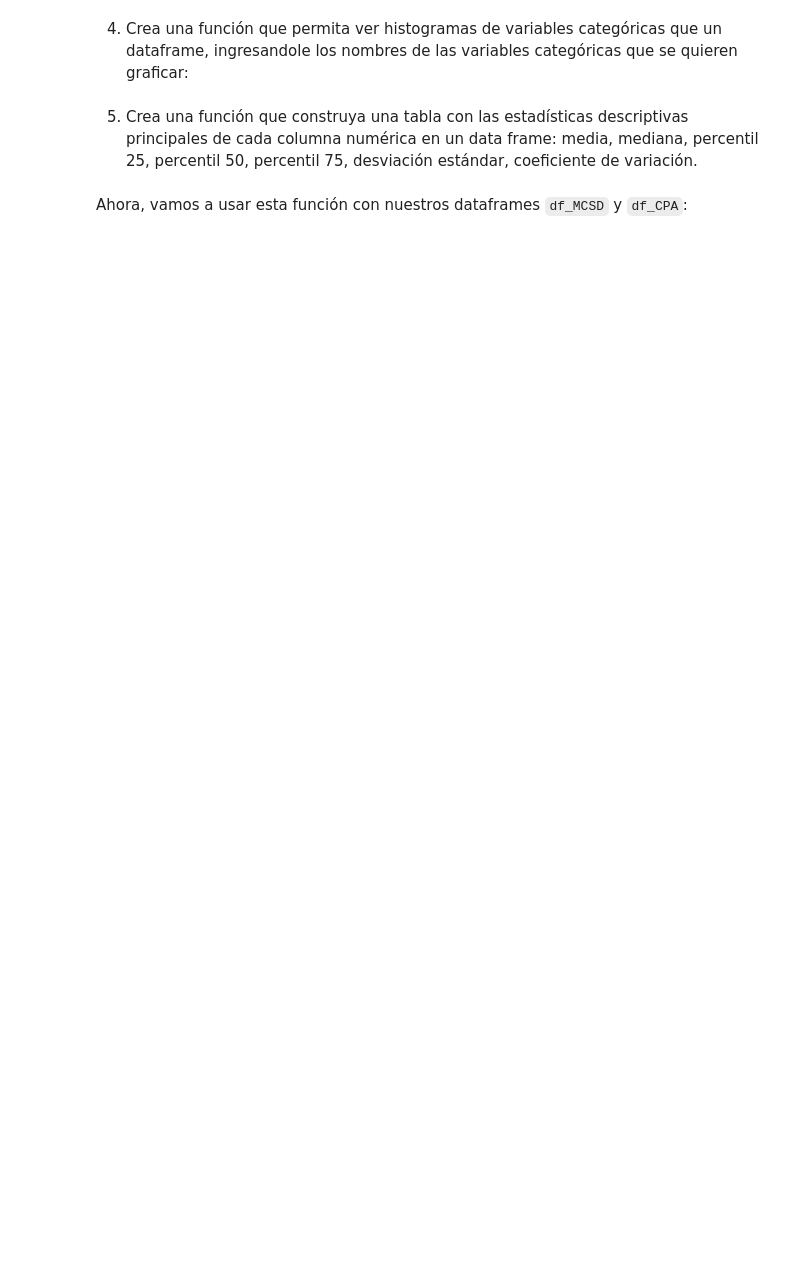
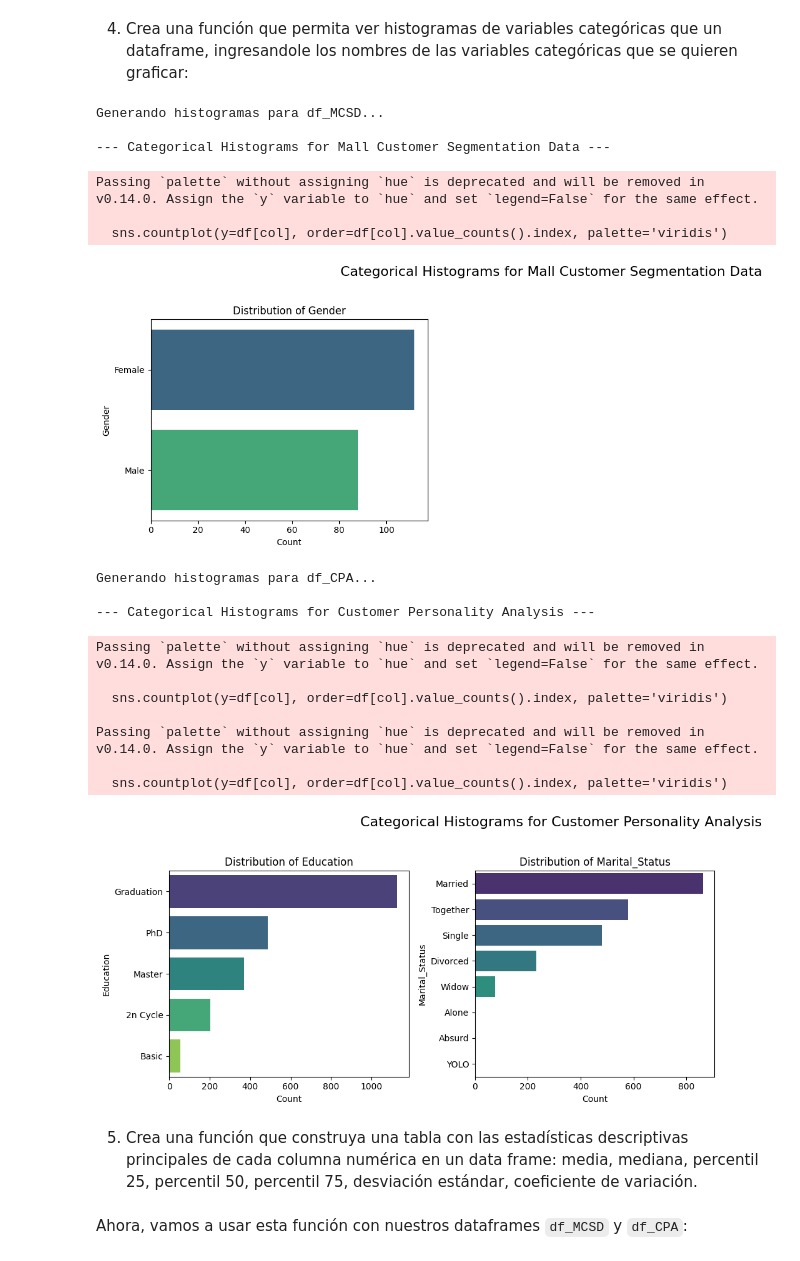
Before and after one commit to crodriguezbay/MLforMkting, a Jupyter notebook: Cuaderno_de_trabajo_python_vacio.ipynb, the cells around one changed output. Drawn from its saved outputs; the diff is of its cells as text; code cells hidden in the pictures; blank space fills up the shorter version.

```diff
--- a/Cuaderno_de_trabajo_python_vacio.ipynb
+++ b/Cuaderno_de_trabajo_python_vacio.ipynb
@@ -23,4 +141,65 @@ Este cuaderno es un compendio de algunas de las intruccciones que más vamos a u
 # %% [markdown]
 4. Crea una función que permita ver histogramas de variables categóricas que un dataframe, ingresandole los nombres de las variables categóricas que se quieren graficar:
+# %%
+import matplotlib.pyplot as plt
+import seaborn as sns
+
+def plot_categorical_histograms(df, categorical_cols, title_prefix="Categorical Histograms for"):
+    """Plots histograms (bar plots) for specified categorical columns in a DataFrame."""
+    print(f'\n--- {title_prefix} {df.name if hasattr(df, "name") else "DataFrame"} ---')
+
+    if not categorical_cols:
+        print("No categorical columns specified to plot.")
+        return
+
+    # Filter to only include columns that are actually in the DataFrame
+    existing_categorical_cols = [col for col in categorical_cols if col in df.columns]
+
+    if not existing_categorical_cols:
+        print("None of the specified categorical columns were found in the DataFrame.")
+        return
+
+    n_cols = len(existing_categorical_cols)
+    n_rows = (n_cols + 2) // 3  # Roughly 3 plots per row
+
+    plt.figure(figsize=(15, 5 * n_rows))
+    plt.suptitle(f'{title_prefix} {df.name if hasattr(df, "name") else "DataFrame"}', fontsize=16)
+
+    for i, col in enumerate(existing_categorical_cols):
+        plt.subplot(n_rows, 3, i + 1)
+        sns.countplot(y=df[col], order=df[col].value_counts().index, palette='viridis')
+        plt.title(f'Distribution of {col}')
+        plt.xlabel('Count')
+        plt.ylabel(col)
+
+    plt.tight_layout(rect=[0, 0.03, 1, 0.95])
+    plt.show()
+# %%
+# Usar la función con df_MCSD
+print('Generando histogramas para df_MCSD...')
+plot_categorical_histograms(df_MCSD, ['Gender'])
+
+# Usar la función con df_CPA
+print('\nGenerando histogramas para df_CPA...')
+plot_categorical_histograms(df_CPA, ['Education', 'Marital_Status'])
+# %% [output]
+Generando histogramas para df_MCSD...
+
+--- Categorical Histograms for Mall Customer Segmentation Data ---
+Passing `palette` without assigning `hue` is deprecated and will be removed in v0.14.0. Assign the `y` variable to `hue` and set `legend=False` for the same effect.
+
+  sns.countplot(y=df[col], order=df[col].value_counts().index, palette='viridis')
+[figure, added]
+Generando histogramas para df_CPA...
+
+--- Categorical Histograms for Customer Personality Analysis ---
+Passing `palette` without assigning `hue` is deprecated and will be removed in v0.14.0. Assign the `y` variable to `hue` and set `legend=False` for the same effect.
+
+  sns.countplot(y=df[col], order=df[col].value_counts().index, palette='viridis')
+
+Passing `palette` without assigning `hue` is deprecated and will be removed in v0.14.0. Assign the `y` variable to `hue` and set `legend=False` for the same effect.
+
+  sns.countplot(y=df[col], order=df[col].value_counts().index, palette='viridis')
+[figure, added]
 # %% [markdown]
 5. Crea una función que construya una tabla con las estadísticas descriptivas principales de cada columna numérica en un data frame: media, mediana, percentil 25, percentil 50, percentil 75, desviación estándar, coeficiente de variación.
```
Also changed, not shown: parts of 15 cells of this notebook.
